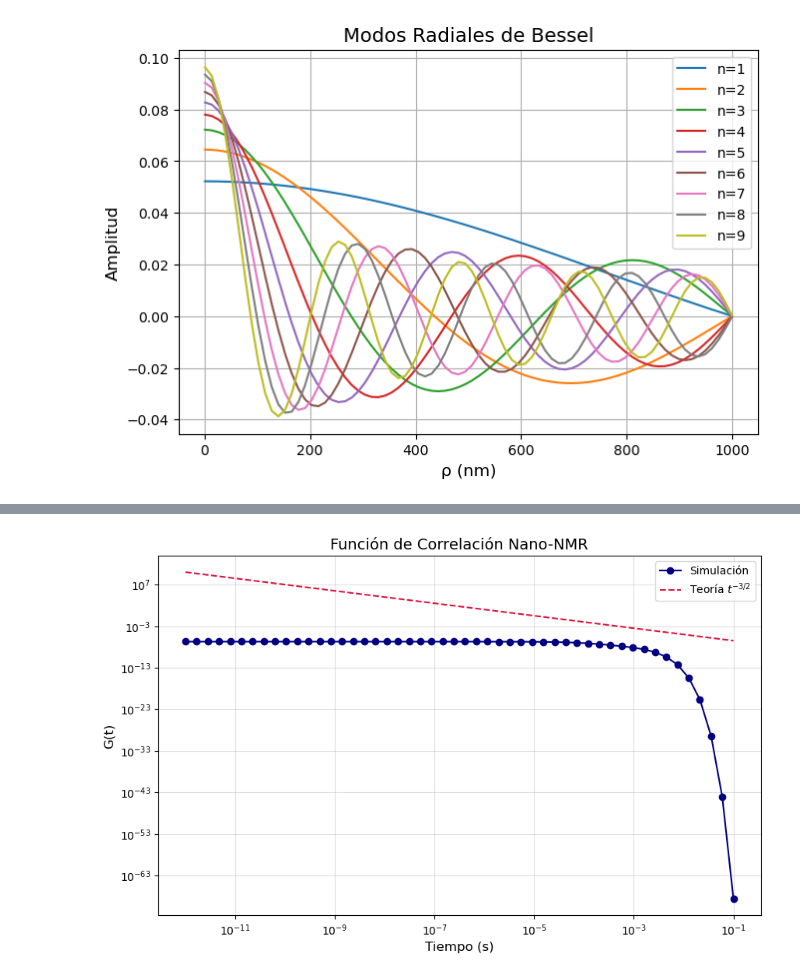
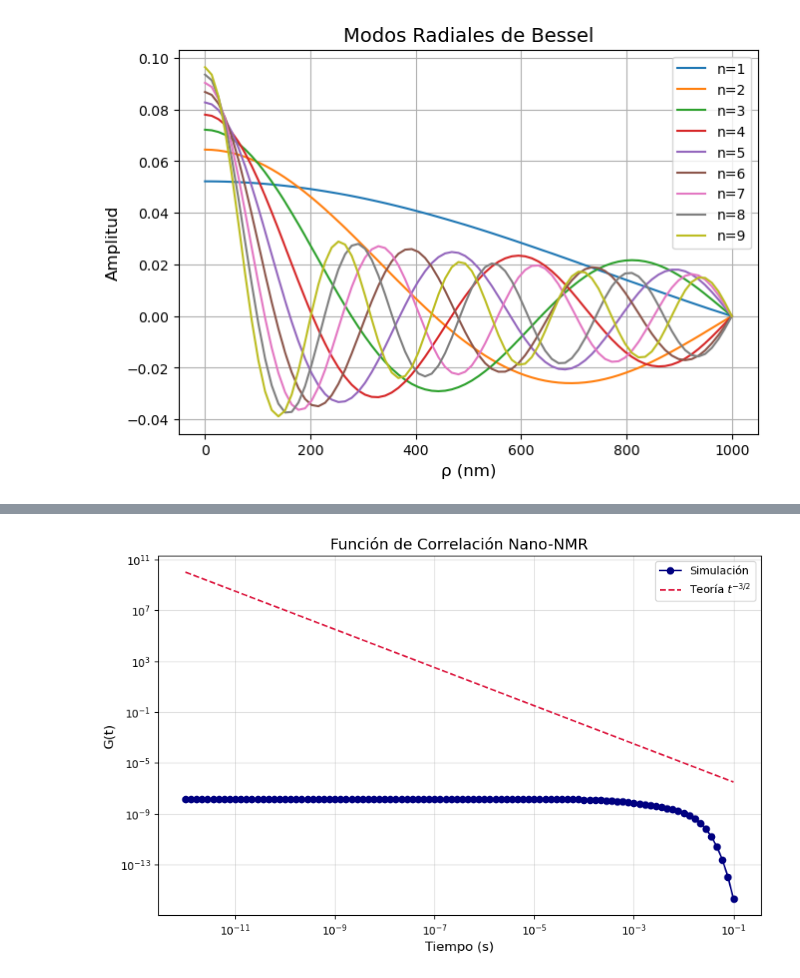
Before and after one commit to allanyst/tfm-efectos-superficie-nano-rmn, a Jupyter notebook: TFM_TwoRegionModel.ipynb, the cells around one changed output, grey strips where cells are left out. Drawn from its saved outputs; the diff is of its cells as text; code cells hidden in the pictures.

```diff
--- a/TFM_TwoRegionModel.ipynb
+++ b/TFM_TwoRegionModel.ipynb
@@ -26,7 +26,7 @@ N_z = 1000           # Número de nodos en z
 # Cálculo de modos radiales
 alpha_zeros = jn_zeros(0, n_modes_radial)
 alpha_n = alpha_zeros / R  # Vector de α_n
-rho_vals = np.linspace(0.001 * R, 0.999 * R, 80)  # 80 puntos en ρ
+rho_vals = np.linspace(0, R, 80)  # 80 puntos en ρ
 
 # Normalización de modos radiales
 R_norms = np.sqrt((R**2 / 2) * jv(1, alpha_zeros)**2)  # ∫₀ᴿ J₀²(αₙρ) ρ dρ = R² J₁²(j₀ₙ)/2
@@ -68,7 +68,7 @@ def transcendental_eq(Lambda, alpha_n):
     return (D1 * beta_1*np.cos(beta_2*(L-z_c))-kappa*D2*beta_2/D1/beta_1*np.sin(beta_2*(L-z_c))) * np.sin(beta_1 * z_c) + (kappa**beta_1*np.cos(beta_2*(L-z_c))+D2 * beta_2*np.sin(beta_2 * (L - z_c))) * np.cos(beta_1 * z_c)
 # %%
 plt.figure(figsize=(7.5,5))
-for n in range(n_modes_radial):
+for n in range(int(n_modes_radial/2)):
     Lambda=np.linspace(alpha_n[n]*np.sqrt(D2)+1e-3,2e4+alpha_n[n]*np.sqrt(D2)+1e-3,1000)
     plt.plot(Lambda,transcendental_eq(Lambda,alpha_n[n]),label=f'n={n}')
 plt.legend()
@@ -219,7 +221,7 @@ def T(t, lam):
 
 # Graficamos T(t) para los modos del sistema axial
 plt.figure(figsize=(7.5,5))
-t_plot = np.logspace(-12, 0, 100)
+t_plot = np.logspace(-12, 1, 100)
 for n in range(min(3,n_modes_radial)):
     for m in range(min(3, m_max)):
         lam = eigenvalues_ax[n][m]
@@ -265,6 +267,14 @@ def compute_A_nm(n):
 
 # Cálculo paralelizado
 A_nm = Parallel(n_jobs=4)(delayed(compute_A_nm)(n) for n in range(n_modes_radial))
+# %%
+eig_arr = np.array([
+    [eigenvalues_ax[n][m] for m in range(m_max)]
+    for n in range(n_modes_radial)
+])
+
+# Si A_nm no es aún array, conviértelo también:
+A_arr = np.array(A_nm)  # asumiendo que A_nm es lista de listas
 # %%
 ##############################################################################
 ## # 7. Densidad de Probabilidad P(ρ,z,t)
@@ -327,44 +358,65 @@ s = 6.320449815306628e-07  vs 1/(2πρ0) = 0.0002122065907891938
 # %%
 ##############################################################################
 # 8. Función de Correlación G(t)
 ##############################################################################
-def compute_G(t, N_quad=40):
-    # Dominios en nm: ρ en [0.3R, 0.7R] y z en [9,11] nm.
 
-    # Mallado uniforme en rho y z
-    rho_nodes = np.linspace(0.65 * R, 0.85 * R, N_quad)
-    z_nodes = np.linspace(7, 13, N_quad)
-    total = 0.0
-    for rho in rho_nodes:
-        J0_vals = jv(0, alpha_n * rho)
-        for j,z_val in enumerate(z_nodes):
-            f = (3 * z_val**2 - rho**2) / (rho**2 + z_val**2 + 1e-30)**2.5
-            s = 0.0
-            for n in range(n_modes_radial):
-                for m in range(m_max):
-                    Z_val = fz(z_val,n,m)
-                    T_val = np.exp(np.clip(-np.abs(eigenvalues_ax[n][m]) * t, -700, 700))
-                    s += A_nm[n][m] * J0_vals[n] * Z_val * T_val
-            total += np.abs(rho*f*s)
-    dr = (0.9 * R - 0.1 * R) / N_quad
-    result = (5 / (16 * np.pi)) * (total * dr)
-    return result
+def compute_G_vec(t, N_quad=100):
+    # 1. Mallado
+    rho = np.linspace(0.01*R, 0.99*R, N_quad)              # (Nr,)
+    z   = np.linspace(0.01*L, 0.99*L, N_quad)              # (Nz,)
+    dr  = (0.99*R - 0.01*R)/N_quad
 
-t_values = np.logspace(-12, -1, 50)
-G_values = Parallel(n_jobs=4)(delayed(compute_G)(t) for t in t_values)
+    # 2. Precompute J0 for todos los modos radiales y todos los rho
+    #    J0_mat[n, i] = J0(alpha_n[n] * rho[i])
+    J0_mat = jv(0, alpha_n[:, None] * rho[None, :])        # (n_modes, Nr)
 
-np.savetxt("data/G_vs_t_tworegion.dat", np.c_[t_values, G_values], header="Tiempo(s) G(t)", fmt="%.3e")
+    # 3. Precompute Z para todos los modos (n,m) y todos los z
+    #    Z_tens[j, n, m] = fz(z[j], n, m)
+    Z_tens = np.zeros((N_quad, n_modes_radial, m_max))
+    for n in range(n_modes_radial):
+        for m in range(m_max):
+            Z_tens[:, n, m] = fz(z, n, m)                   # vectorizado en z
+
+    # 4. Calcular decaimiento temporal y coeficientes combinados
+    #    W[n,m] = A_nm[n,m] * exp(-|λ[n,m]| * t)
+    T = np.exp(-np.abs(eig_arr) * t)                # (n_modes, m_max)
+    W = A_arr * T                                           # (n_modes, m_max)
+
+    # 5. Colapsar la suma en m: B[j,n] = sum_m Z_tens[j,n,m] * W[n,m]
+    #    tensordot sobre el eje m (2) de Z_tens y eje 1 de W
+    # B = np.tensordot(Z_tens, W, axes=([2], [1]))            # (Nz, n_modes)
+    B = np.sum(Z_tens * W[None, :, :], axis=2)         # → (Nz, n_modes_radial)
+    # 6. Colapsar la suma en n: S[i,j] = sum_n J0_mat[n,i] * B[j,n]
+    #    equivalente a multiplicación de matrices
+    #    J0_mat.T: (Nr, n_modes),  B.T: (n_modes, Nz)
+    S = np.dot(J0_mat.T, B.T)                              # (Nr, Nz)
+
+    # 7. Factor dipolar y suma final
+    #    f_mat[i,j] = (3*z[j]^2 - rho[i]^2) / (rho[i]^2 + z[j]^2)^2.5
+    R2 = rho**2;  Z2 = z**2
+    # Broadcasting para construir la matriz (Nr, Nz)
+    f_mat = (3*Z2[None, :] - R2[:, None]) / (R2[:, None] + Z2[None, :] )**2.5
+
+    total = np.sum(np.abs(rho[:, None] * f_mat * S))
+
+    # 8. Prefactor y retorno
+    return (5/(16*np.pi)) * (total * dr)
+
+t_values = np.logspace(-12, -1, 100)
+G_values = Parallel(n_jobs=4)(delayed(compute_G_vec)(t) for t in t_values)
+
+np.savetxt("data/G_vs_t_tworegion.dat", np.c_[t_values, G_values], header="Tiempo(s) G(t)", fmt="%.8e")
 
 plt.figure(figsize=(10,6))
 plt.loglog(t_values, G_values, "o-", label="Simulación", color="navy", markersize=6, linewidth=1.5)
 plt.plot(t_values, 1e-8 * t_values**-1.5, "--", label=r"Teoría $t^{-3/2}$", color="crimson", linewidth=1.5)
 plt.xlabel("Tiempo (s)", fontsize=12)
 plt.ylabel("G(t)", fontsize=12)
 plt.title("Función de Correlación Nano-NMR", fontsize=14)
 plt.legend()
 plt.grid(which="both", alpha=0.4)
 plt.savefig("figuras/correlacion_nanoNMR_tworegion.pdf", bbox_inches="tight", dpi=300)
 plt.show()
 plt.close()
 # %% [output]
-[figure, old version]
+[figure, new version]
```
Also changed, not shown: parts of 8 cells of this notebook, 34 other files.
